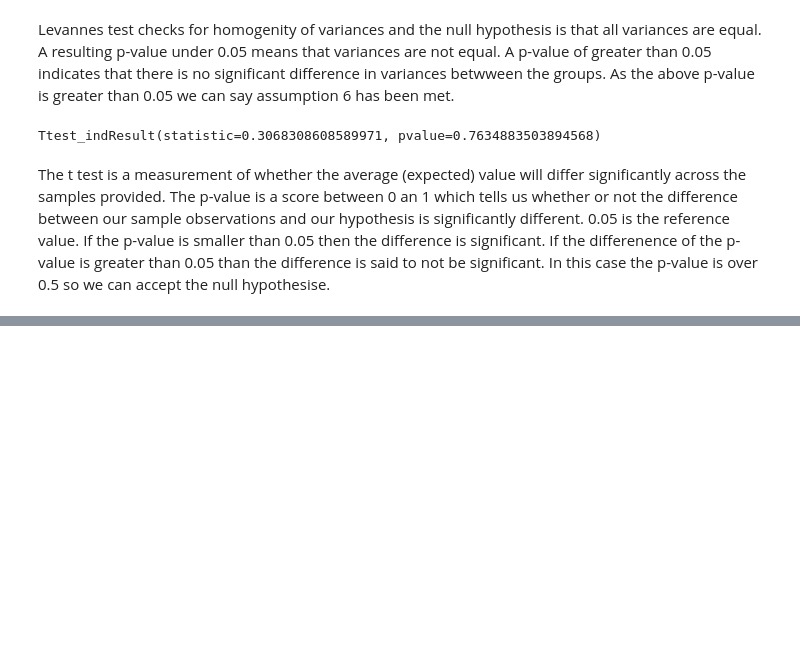
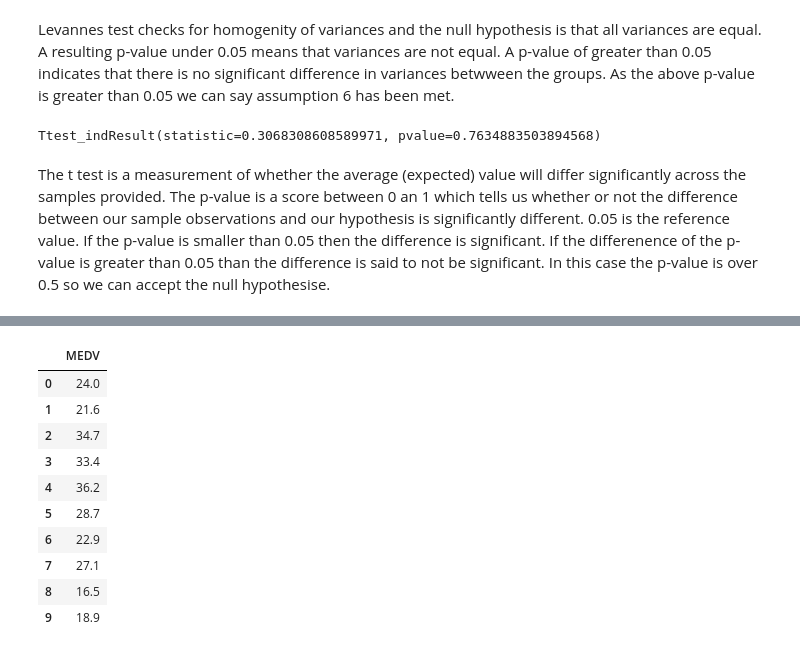
Before and after one commit to TommyVaughan/Boston-House-Prices, a Jupyter notebook: Machine Learning & Statistics - Boston House Prices.ipynb, the cells around one changed output, grey strips where cells are left out. Drawn from its saved outputs; the diff is of its cells as text; code cells hidden in the pictures; blank space fills up the shorter version.

```diff
--- a/Machine Learning & Statistics - Boston House Prices.ipynb
+++ b/Machine Learning & Statistics - Boston House Prices.ipynb
@@ -312,0 +337,17 @@ The t test is a measurement of whether the average (expected) value will differ
+# %%
+# The target variable is MEDV
+outputs = boston[["MEDV"]]
+# %%
+outputs.head(10)
+# %% [output]
+|  | MEDV |
+| 0 | 24.0 |
+| 1 | 21.6 |
+| 2 | 34.7 |
+| 3 | 33.4 |
+| 4 | 36.2 |
+| 5 | 28.7 |
+| 6 | 22.9 |
+| 7 | 27.1 |
+| 8 | 16.5 |
+| 9 | 18.9 |
```
Also changed, not shown: parts of 9 cells of this notebook.
